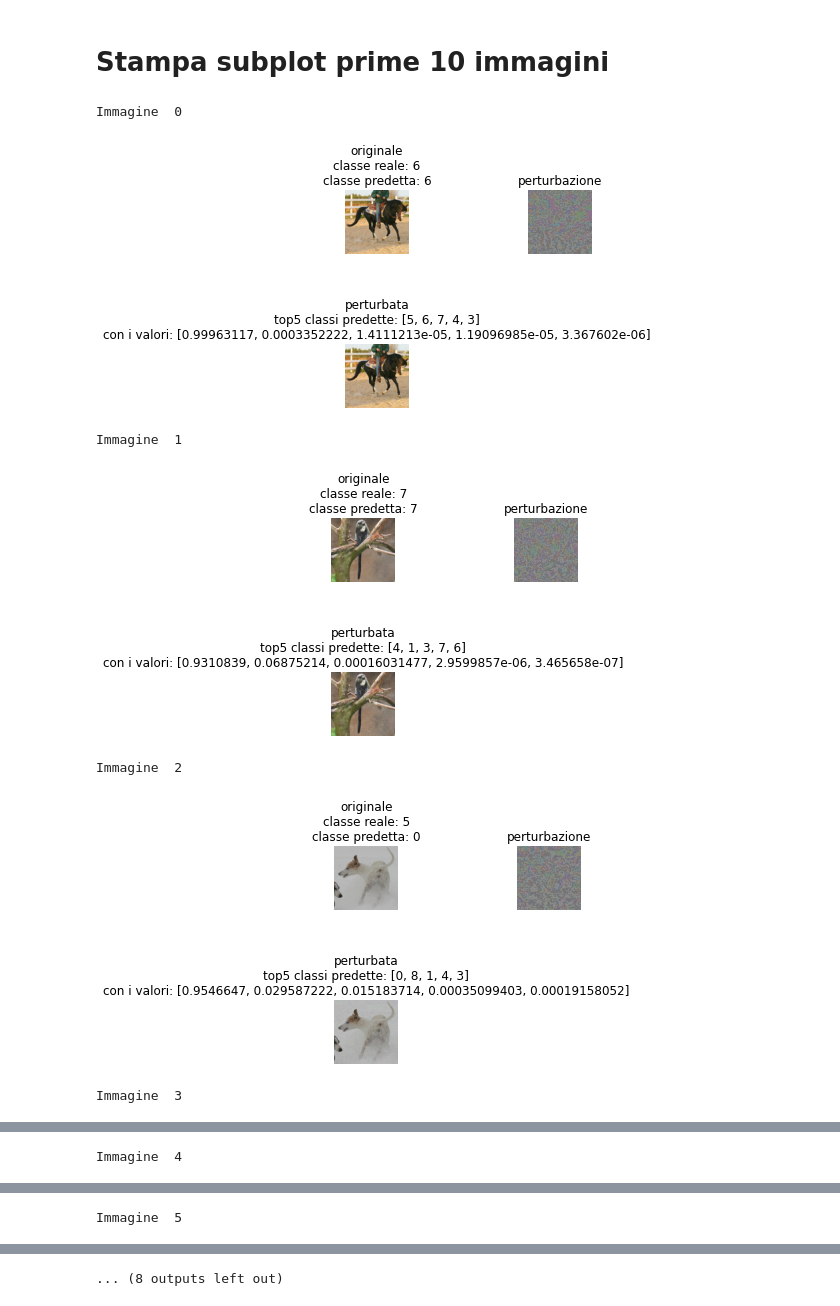
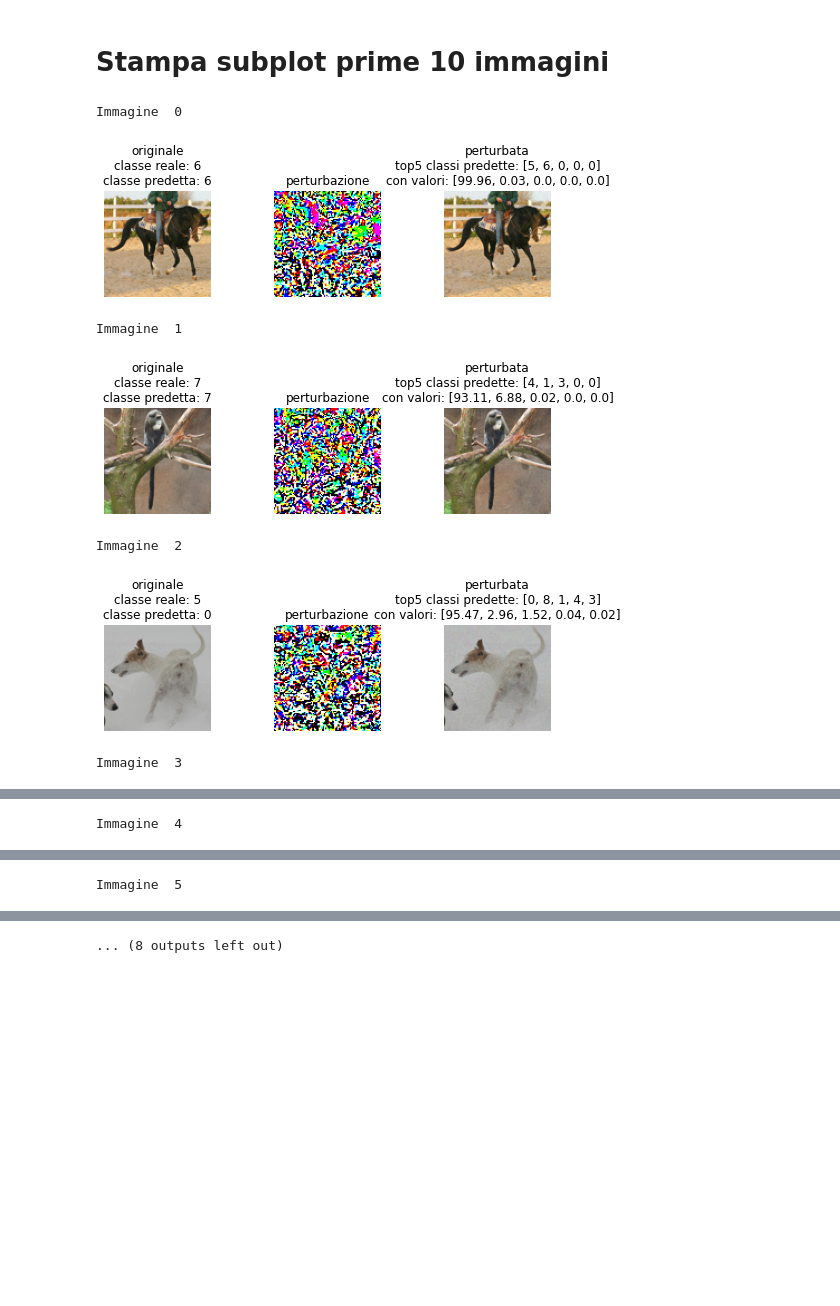
Before and after one commit to umbertogagl97/exercise, a Jupyter notebook: FGM_attack_B&W.ipynb, the cells around one changed output, grey strips where cells are left out. Saved outputs shown, nothing was run; the diff lists cells and outputs as text; code cells hidden in the pictures; blank space fills up the shorter version.

Commit message:
migliorato subplot

```diff
--- a/FGM_attack_B&W.ipynb
+++ b/FGM_attack_B&W.ipynb
@@ -192,7 +192,7 @@ from fast_gradient import *
 Definizione attacco
 # %%
 # FGM
-attack = FastGradientMethod(estimator=classifier, eps=0.1,minimal=True,eps_step=0.01,norm=np.inf)
+attack = FastGradientMethod(estimator=classifier, eps=0.01,eps_step=0.005)
 # %% [output]
 hello
 # %% [markdown]
@@ -227,43 +233,43 @@ Accuracy on adversarial samples: 1.0
 # %%
 #stampa subplot
 
 #cv2_imshow(cv2.hconcat([x_test[0,:,:,:]*255,x_test[1,:,:,:]*255,x_test[2,:,:,:]*255]))
 #N.B. plt.imshow usa range 0,1 per immagini rgb, mentre cv2 usa 0,255
 import matplotlib.pyplot as plt
 #nel seguente ciclo for si crea un vettore delle classi predette ordinato per probabilità decrescente
 for i in range(10):#(x_test.shape[0]):
-  value=value_preds_after[i,:]
+  value=(value_preds_after[i,:]*100).round(2)
   value_sorted=sorted(value,reverse=True)
   classes=[]
   for j in range(value.size) :
     ind=np.where(value==value_sorted[j]) #restituisce l'indice in value del valore uguale a value_sorted[i], quindi è la classe
     classes.append(ind[0][0]) #classes è il vettore finale
 
   #in seguito per ogni immagine del test set si stampa un subplot
-  fig = plt.figure()
-  print("Immagine ",i)
+  fig = plt.figure(figsize=[8,8])
+  plt.subplots_adjust(wspace=0.6)
+  print('\033[1m'+"Immagine "+'\033[1m',i) #valore END: '\033[0m'
   #originale
-  ax1 = fig.add_subplot(321) #subplot con 3 righe e due colonne
+  ax1 = fig.add_subplot(131) #subplot con 3 righe e due colonne
   ax1.axis('off')
   ax1.imshow(cv2.rotate(x_test[i,:,:,:],cv2.cv2.ROTATE_90_CLOCKWISE))
   ax1.title.set_text("originale\nclasse reale: "+str(np.argmax(y_test[i,:]))+"\nclasse predetta: "+str(preds[i]))
   #perturbazione
-  ax2 = fig.add_subplot(322)
+  ax2 = fig.add_subplot(132)
   ax2.imshow(cv2.rotate(perturb[i,:,:,:],cv2.cv2.ROTATE_90_CLOCKWISE))
   ax2.axis('off')
   ax2.title.set_text("perturbazione")
   #perturbata
-  ax3 = fig.add_subplot(325)
-  ax3.imshow(cv2.rotate(x_test_adv[i,:,:,:],cv2.cv2.ROTATE_90_CLOCKWISE))
+  ax3 = fig.add_subplot(133)
+  ax3.imshow(cv2.rotate(x_test_adv[i,:,:,:],cv2.cv2.ROTATE_90_CLOCKWISE))#,aspect='auto')
   ax3.axis('off')
-  ax3.title.set_text("perturbata\ntop5 classi predette: "+str(classes[:5])+"\ncon i valori: "+str(value_sorted[:5]))
-
+  ax3.title.set_text("perturbata\ntop5 classi predette: "+str(classes[:5])+"\ncon valori: "+str(value_sorted[:5]))
   plt.show()
 # %% [output]
 Immagine  0
-[figure, old version]
+[figure, new version]
 Immagine  1
-[figure, old version]
+[figure, new version]
 Immagine  2
-[figure, old version]
+[figure, new version]
 Immagine  3
```
Also changed, not shown: parts of 6 cells of this notebook.
